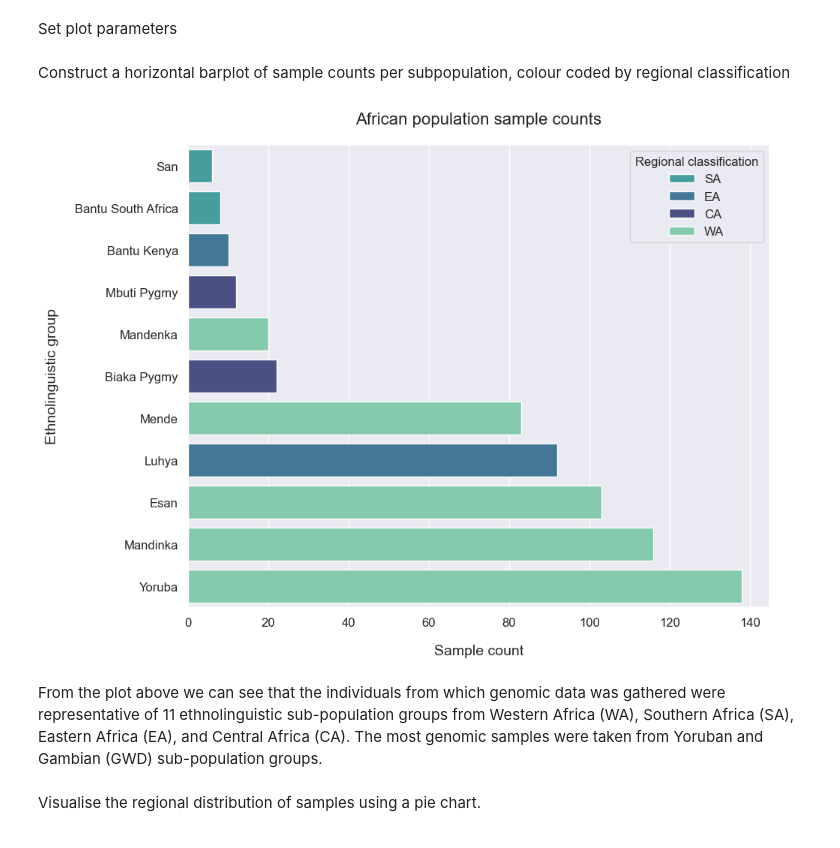
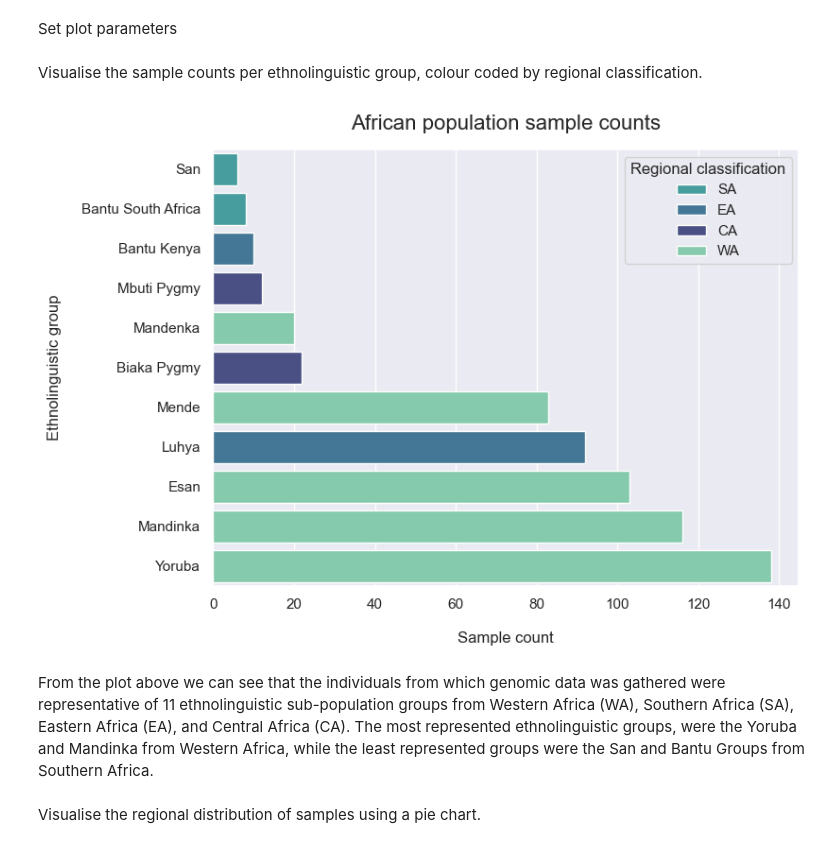
Before and after one commit to MeganHolborn/Genetic_data_analysis, a Jupyter notebook: Notebooks/3-Analysis/1-Represented_population_groups.ipynb, the cells around one changed output. Drawn from its saved outputs; the diff is of its cells as text; code cells hidden in the pictures.

```diff
--- a/Notebooks/3-Analysis/1-Represented_population_groups.ipynb
+++ b/Notebooks/3-Analysis/1-Represented_population_groups.ipynb
@@ -129,8 +153,6 @@ grouped_regions
 # %% [markdown]
 Set plot parameters
 # %%
-sns.set(rc={"figure.figsize": (10, 8)}) # Set plot figure size
-
 plt.rc("font", size=constants.MEDIUM_FONT)  # controls default text sizes
 plt.rc("axes", titlesize=constants.MEDIUM_FONT)  # fontsize of the axes title
 plt.rc("axes", labelsize=constants.BIGGER_FONT)  # fontsize of the x and y labels
@@ -139,37 +161,40 @@ plt.rc("ytick", labelsize=constants.MEDIUM_FONT)  # fontsize of the tick labels
 plt.rc("legend", fontsize=constants.MEDIUM_FONT)  # legend fontsize
 plt.rc("figure", titlesize=constants.BIGGER_FONT)  # fontsize of the figure title
 # %% [markdown]
-Construct a horizontal barplot of sample counts per subpopulation, colour coded by regional classification
+Visualise the sample counts per ethnolinguistic group, colour coded by regional classification.
 # %%
+# Define figure size
+sns.set(rc={"figure.figsize": (8, 6)})
+
 # Define a custom colour palette for plot
 color_dict = dict({"SA": "#38AAAC", "EA": "#357BA3", "CA": "#40498E", "WA": "#79D6AE"})
 values = grouped_sample_subpopulations.REG.values
 
 # Construct barplot
 variant_barplot = functions.create_plot(
     plot_type="barplot",
     x="SAMPLE_COUNT",
     y="SUB",
     palette=color_dict,
     data=grouped_sample_subpopulations.sort_values("SAMPLE_COUNT"),
     hue="REG",
     order=grouped_sample_subpopulations.sort_values("SAMPLE_COUNT").SUB,
     dodge=False,
 )
 
 plt.xlabel(xlabel="Sample count", labelpad=15)
 plt.ylabel(ylabel="Ethnolinguistic group", labelpad=15)
 plt.legend(title="Regional classification", loc="upper right")
-plt.title("African population sample counts", size=constants.LARGEST_FONT, pad=20)
+plt.title("African population sample counts", size=constants.LARGEST_FONT, pad=15)
 
 plt.savefig(
-    "..\Results\Figures\Sample_population_counts.png", dpi=1200, bbox_inches="tight"
+    r"..\Results\Figures\1a-Sample_population_counts.png", dpi=1200, bbox_inches="tight"
 )
 plt.show()
 # %% [output]
-[figure, old version]
+[figure, new version]
 # %% [markdown]
-From the plot above we can see that the individuals from which genomic data was gathered were representative of 11 ethnolinguistic sub-population groups from Western Africa (WA), Southern Africa (SA), Eastern Africa (EA), and Central Africa (CA). The most genomic samples were taken from Yoruban and Gambian (GWD) sub-population groups.
+From the plot above we can see that the individuals from which genomic data was gathered were representative of 11 ethnolinguistic sub-population groups from Western Africa (WA), Southern Africa (SA), Eastern Africa (EA), and Central Africa (CA). The most represented ethnolinguistic groups, were the Yoruba and Mandinka from Western Africa, while the least represented groups were the San and Bantu Groups from Southern Africa.
 # %% [markdown]
 Visualise the regional distribution of samples using a pie chart.
 # %%
```
Also changed, not shown: parts of 19 cells of this notebook, 3 other files.
